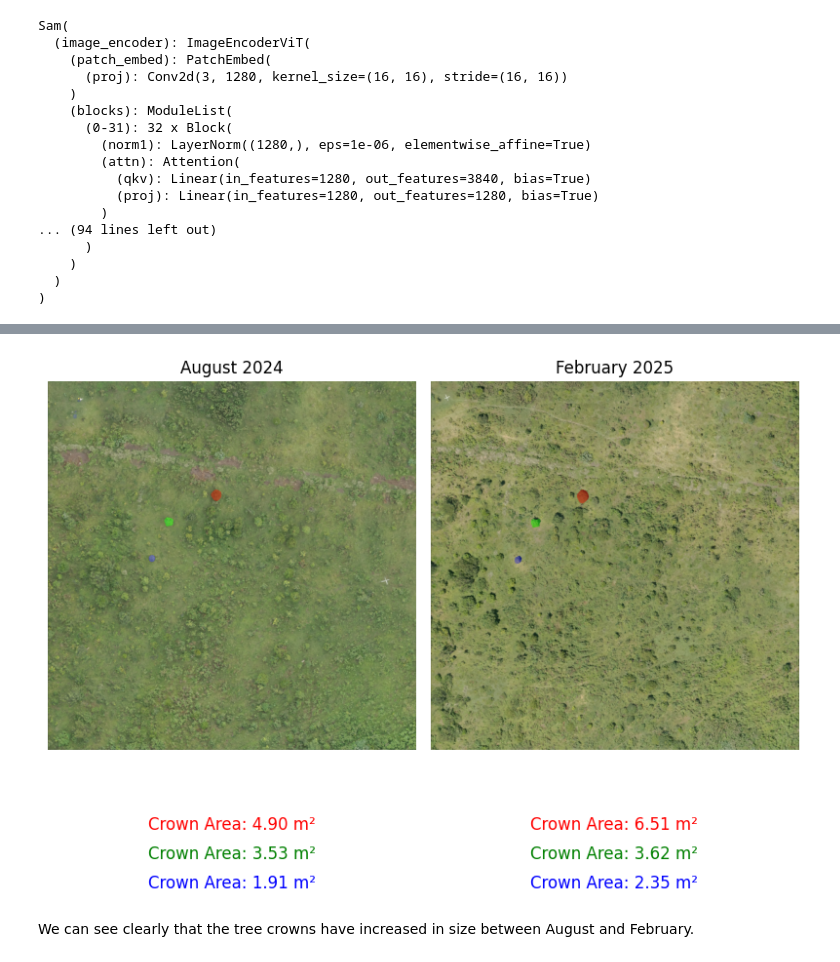
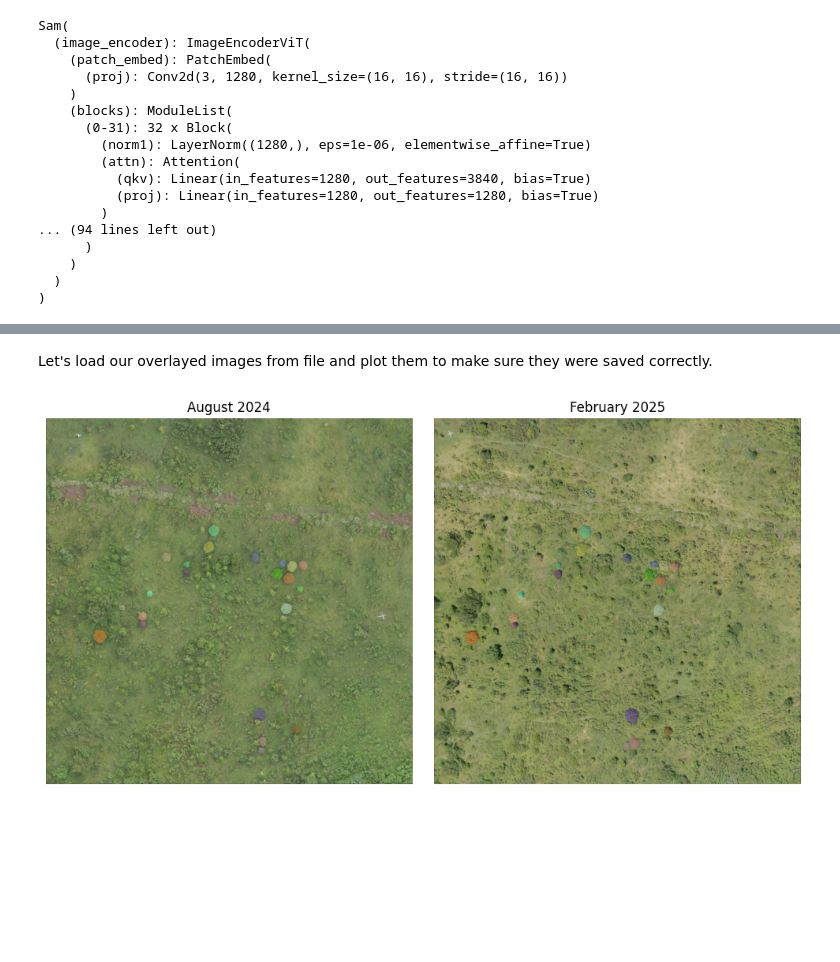
Before and after one commit to DeKUT-DSAIL/miti360, a Jupyter notebook: notebooks/tracking_crown_growth.ipynb, the cells around one changed output, grey strips where cells are left out. Saved outputs shown, nothing was run; the diff lists cells and outputs as text; code cells hidden in the pictures; blank space fills up the shorter version.

```diff
--- a/notebooks/tracking_crown_growth.ipynb
+++ b/notebooks/tracking_crown_growth.ipynb
@@ -309,45 +320,21 @@ plt.imshow(overlayed); plt.axis('off'); plt.show()
-# %%
-overlay1 = cv2.imread('../sample_data/overlays/2024_08_1_overlay.png', cv2.IMREAD_COLOR_RGB)
-overlay2 = cv2.imread('../sample_data/overlays/2025_02_1_overlay.png', cv2.IMREAD_COLOR_RGB)
-
-mask_1 = cv2.imread('../sample_data/masks//2024_08_1_colored.png')
-mask_2 = cv2.imread('../sample_data/masks//2025_02_1_colored.png')
-
-masks = [mask_1, mask_2]
-overlays = [overlay1, overlay2]
-titles = ['August 2024', 'February 2025']
-patch_colors = ['red', 'green', 'blue']
-convs = [4, 4] # Each pixel represents an area of 2 cm x 2 cm i.e., spatial sampling distance of 2 cm
-
-fig, axes = plt.subplots(1, 2, figsize=(8, 5))
-
-for mask, overlay, ax, title in zip(masks, overlays, axes, titles):
-
-    ax.imshow(overlay, cmap='gray')
-    ax.set_title(title)
-    ax.axis('off')
-
-    # Find connected components (patches)
-    labeled_mask, num_features = label(mask > 0)
-    areas = [(labeled_mask == j).sum() for j in range(1, num_features + 1)]
-
-    # Annotate each patch area below the image, with the specified color sequence
-    for j, area in enumerate(areas):
-        color = patch_colors[j % len(patch_colors)]
-        ax.text(
-            0.5, -0.18 - 0.08 * j,  # stack texts vertically
-            f'Crown Area: {area * convs[titles.index(title)] / 10000:.2f} m²',
-            transform=ax.transAxes,
-            fontsize=12,
-            va='top', ha='center',
-            color=color,
-            bbox=dict(facecolor='white', alpha=0.7, edgecolor='none')
-        )
-
-plt.tight_layout()
-plt.savefig('crown_areas.png', bbox_inches='tight', dpi=900)
-plt.show()
-# %% [output]
-[figure, removed]
-# %% [markdown]
-We can see clearly that the tree crowns have increased in size between August and February.
+# %% [markdown]
+Let's load our overlayed images from file and plot them to make sure they were saved correctly.
+# %%
+overlay_2024 = cv2.imread('../sample_data/overlays/2024_08_1_overlay.png', cv2.IMREAD_COLOR_RGB)
+overlay_2025 = cv2.imread('../sample_data/overlays/2025_02_1_overlay.png', cv2.IMREAD_COLOR_RGB)
+
+fig, axes = plt.subplots(1, 2, figsize=(10, 5))
+
+axes[0].imshow(overlay_2024)
+axes[0].set_title('August 2024')
+axes[0].axis('off')
+
+axes[1].imshow(overlay_2025)
+axes[1].set_title('February 2025')
+axes[1].axis('off')
+
+plt.tight_layout()
+plt.savefig('../sample_data/overlays/overlay_comparison.png', dpi=1200)
+plt.show()
+# %% [output]
+[figure, added]
```
Also changed, not shown: parts of 22 cells of this notebook.
